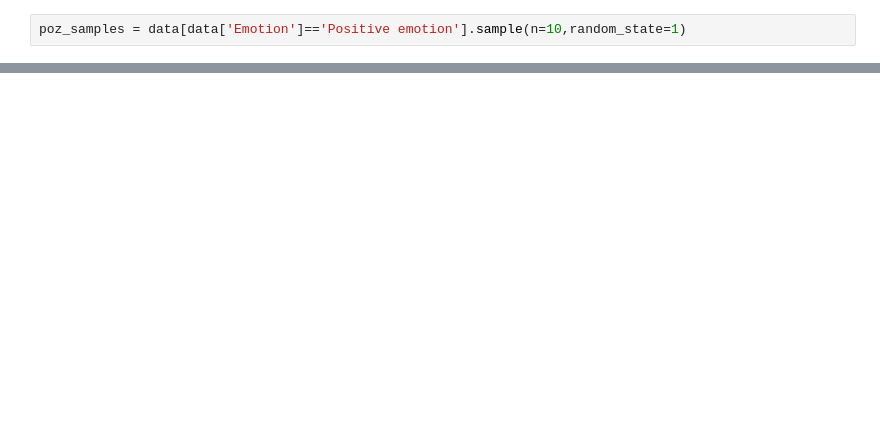
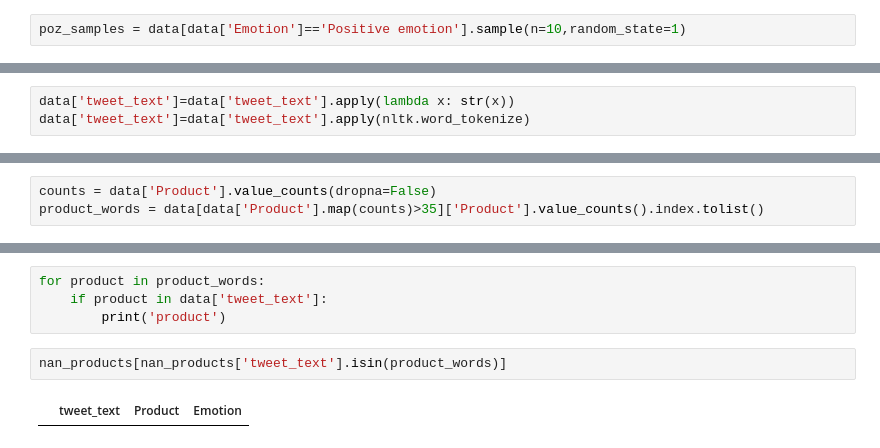
Before and after one commit to seanisthegood/Twitter_Sentiment_Project, a Jupyter notebook: Untitled.ipynb, the cells around one changed output, grey strips where cells are left out. Saved outputs shown, nothing was run; the diff lists cells and outputs as text; blank space fills up the shorter version.

```diff
--- a/Untitled.ipynb
+++ b/Untitled.ipynb
@@ -145,0 +474,3 @@ Dear #SXSW goer... Please look up from your fucking iPhone when walking the hall
+# %%
+data['tweet_text']=data['tweet_text'].apply(lambda x: str(x))
+data['tweet_text']=data['tweet_text'].apply(nltk.word_tokenize)
@@ -145,0 +483,3 @@ Dear #SXSW goer... Please look up from your fucking iPhone when walking the hall
+# %%
+counts = data['Product'].value_counts(dropna=False)
+product_words = data[data['Product'].map(counts)>35]['Product'].value_counts().index.tolist()
@@ -145,0 +569,8 @@ Dear #SXSW goer... Please look up from your fucking iPhone when walking the hall
+# %%
+for product in product_words:
+    if product in data['tweet_text']:
+        print('product')
+# %%
+nan_products[nan_products['tweet_text'].isin(product_words)]
+# %% [output]
+|  | tweet_text | Product | Emotion |
```
Also changed, not shown: parts of 83 cells of this notebook, 21 other files.
